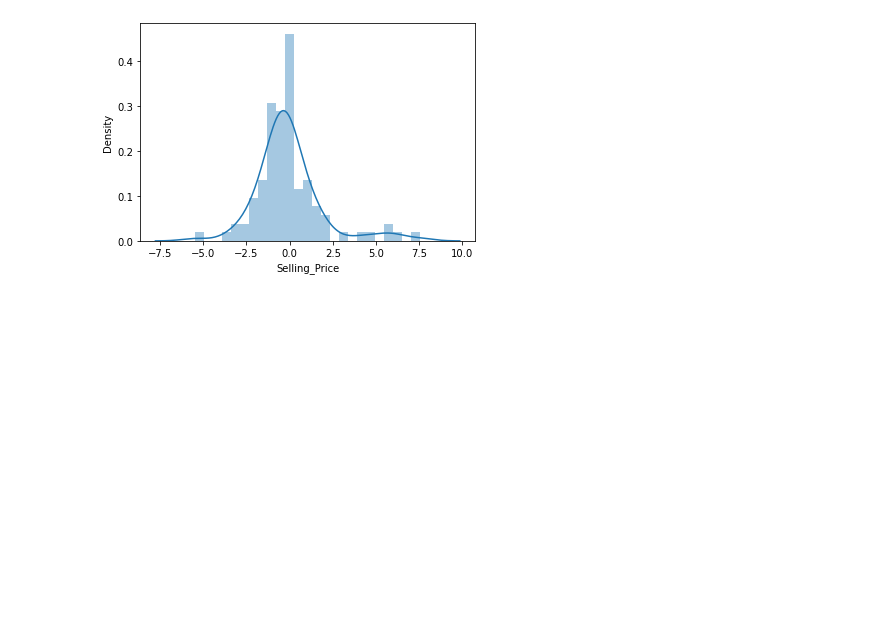
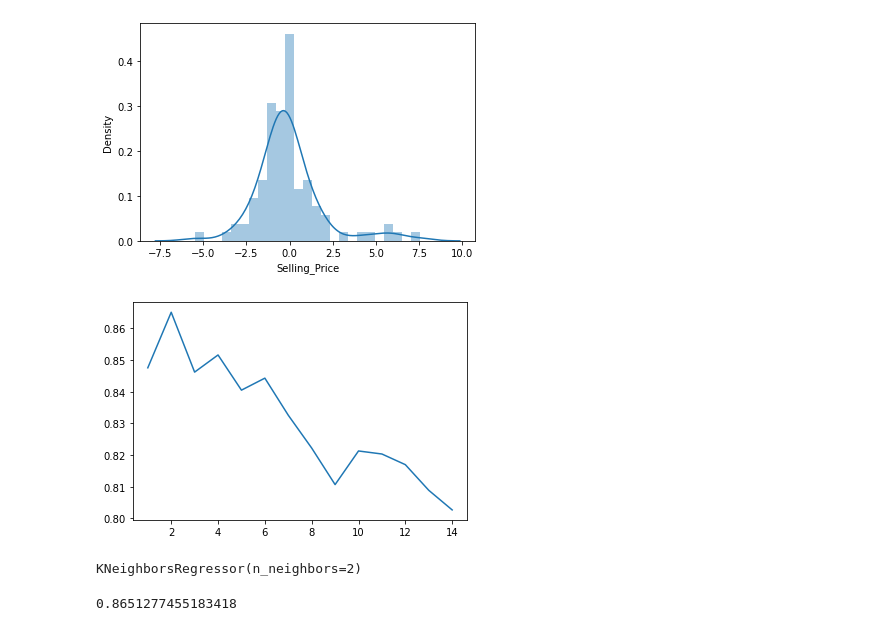
Before and after one commit to AnushaNarayananP/class-lectures-track-1-ml, a Jupyter notebook: linear regression practice car data.ipynb, the cells around one changed output. Cells and saved outputs as stored; diff of their text form; code cells hidden in the pictures; blank space fills up the shorter version.

```diff
--- a/linear regression practice car data.ipynb
+++ b/linear regression practice car data.ipynb
@@ -207,3 +207,14 @@ sns.distplot(y_test-y_pred)
 # %% [output]
 <AxesSubplot:xlabel='Selling_Price', ylabel='Density'>
 [figure]
+# %%
+from sklearn.neighbors import KNeighborsRegressor
+score_list =[]
+for i in range(1,15):
+    knn=KNeighborsRegressor(n_neighbors=i)
+    knn.fit(X_train,y_train)
+    score_list.append(knn.score(X_test,y_test))
+plt.plot(range(1,15),score_list)
+plt.show()
+# %% [output]
+[figure, added]
@@ -209,0 +223,8 @@ sns.distplot(y_test-y_pred)
+# %%
+model.fit(X_train,y_train)
+# %% [output]
+KNeighborsRegressor(n_neighbors=2)
+# %%
+model.score(X_test,y_test)
+# %% [output]
+0.8651277455183418
```
Also changed, not shown: parts of 1 cell of this notebook, 8 other files.
